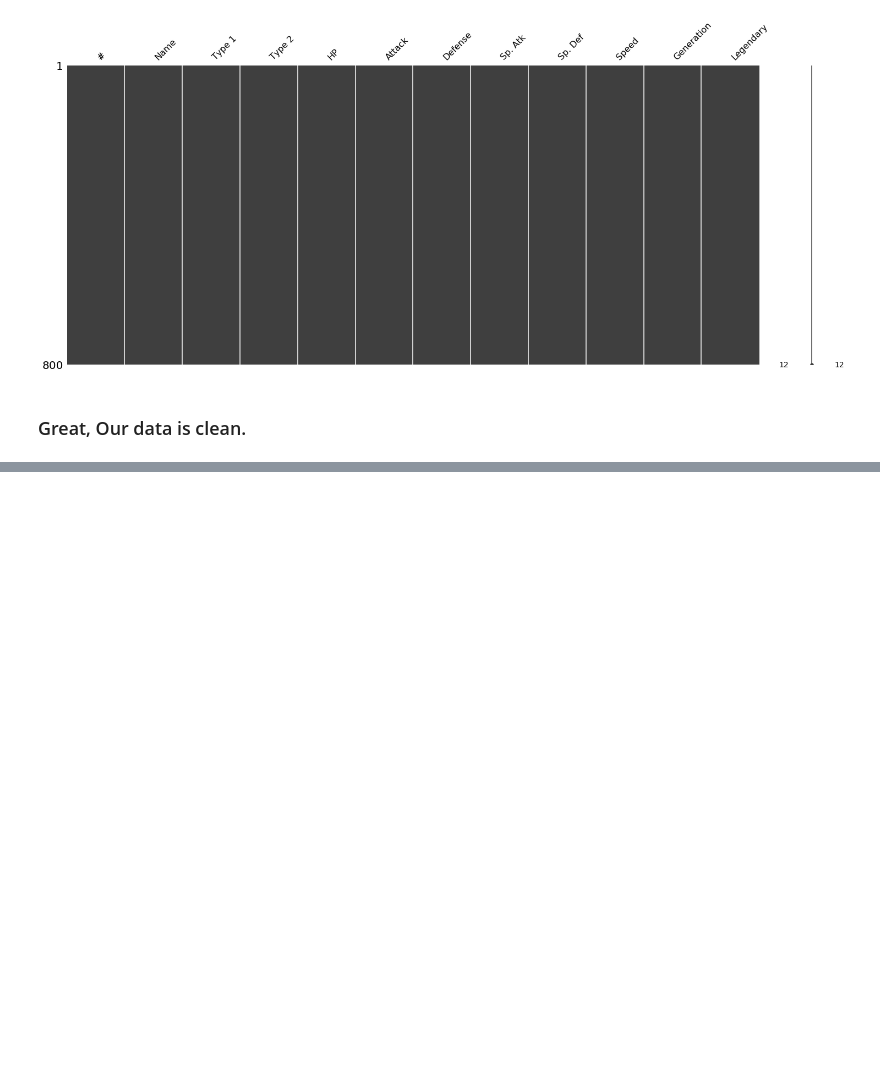
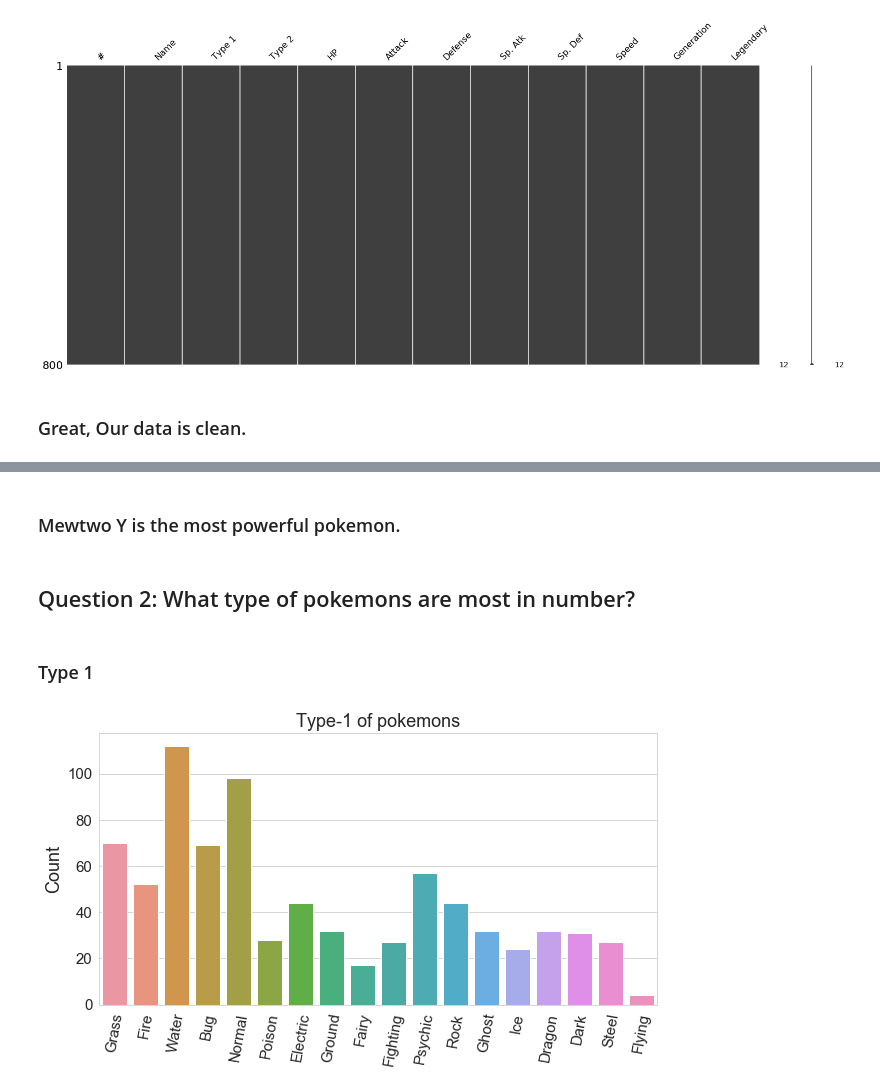
Before and after one commit to AmanAswal/Data-Science, a Jupyter notebook: pokemon/EDA.ipynb, the cells around one changed output, grey strips where cells are left out. Cells and saved outputs as stored; diff of their text form; code cells hidden in the pictures; blank space fills up the shorter version.

```diff
--- a/pokemon/EDA.ipynb
+++ b/pokemon/EDA.ipynb
@@ -75,0 +88,2 @@ plt.show()
+# %%
+df.drop(columns='#', inplace=True)
@@ -75,0 +107,4 @@ plt.show()
+# %%
+#df['Total'] = df['HP'] + df['Attack'] + df['Defense'] + df['Sp. Atk'] + df['Sp. Def'] + df['Speed']  *alternate method*
+
+df['Total'] = df.iloc[:, 3:9].sum(axis=1)
@@ -75,0 +130,18 @@ plt.show()
+# %% [markdown]
+### Mewtwo Y is the most powerful pokemon.
+# %% [markdown]
+## Question 2: What type of pokemons are most in number?
+# %% [markdown]
+### Type 1
+# %%
+plt.figure(figsize=(10,5))
+sns.countplot('Type 1',data=df)
+sns.set_style('whitegrid')
+plt.title('Type-1 of pokemons', fontsize=18)
+plt.ylabel('Count',fontsize=18)
+plt.xlabel(None)
+plt.xticks(rotation=80, fontsize=15)
+plt.yticks(fontsize=15)
+plt.show()
+# %% [output]
+[figure, added]
```
Also changed, not shown: parts of 16 cells of this notebook.
